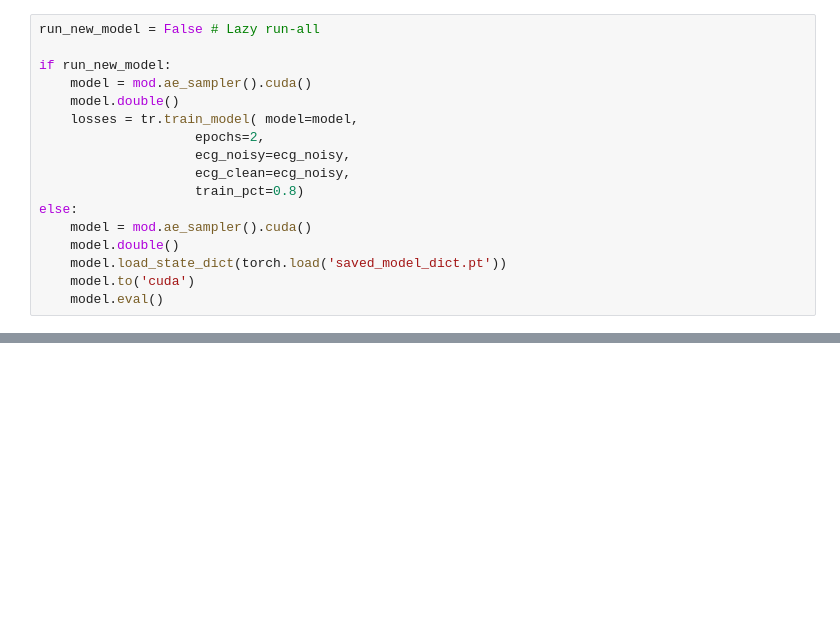
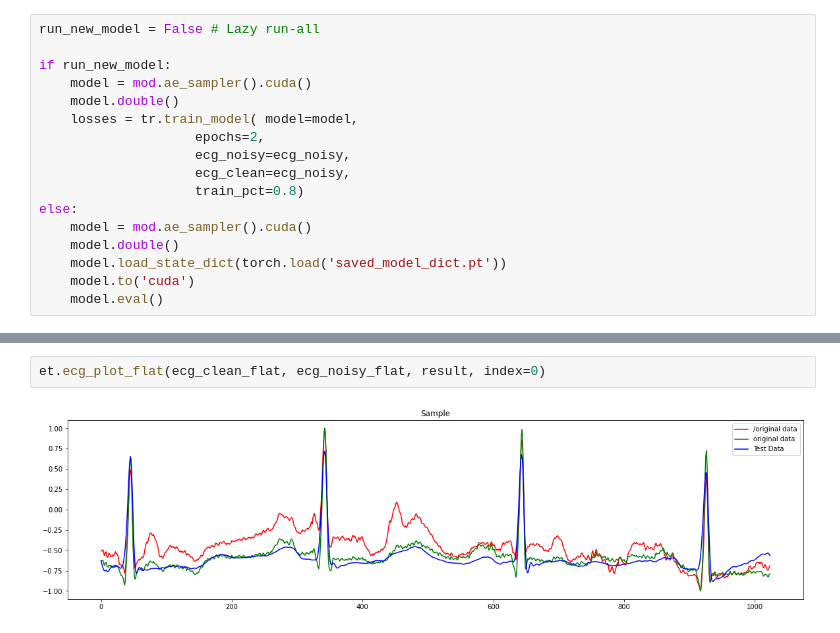
Before and after one commit to enzlaur/pytorch-ml-tuts, a Jupyter notebook: scratch09.ipynb, the cells around one changed output, grey strips where cells are left out. Cells and saved outputs as stored; diff of their text form; blank space fills up the shorter version.

```diff
--- a/scratch09.ipynb
+++ b/scratch09.ipynb
@@ -89,0 +84,4 @@ plt.legend()
+# %%
+et.ecg_plot_flat(ecg_clean_flat, ecg_noisy_flat, result, index=0)
+# %% [output]
+[figure, added]
```
Also changed, not shown: parts of 11 cells of this notebook, 3 other files.
